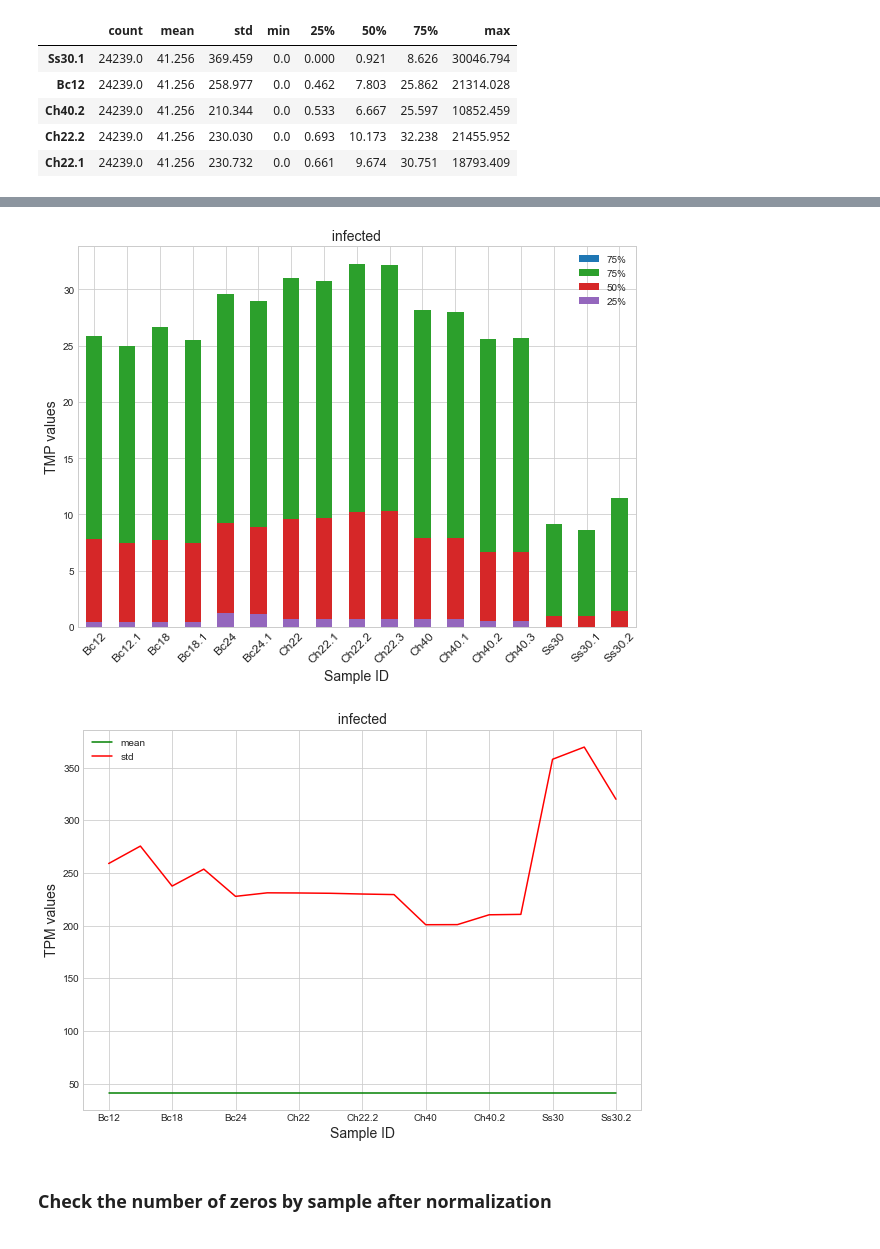
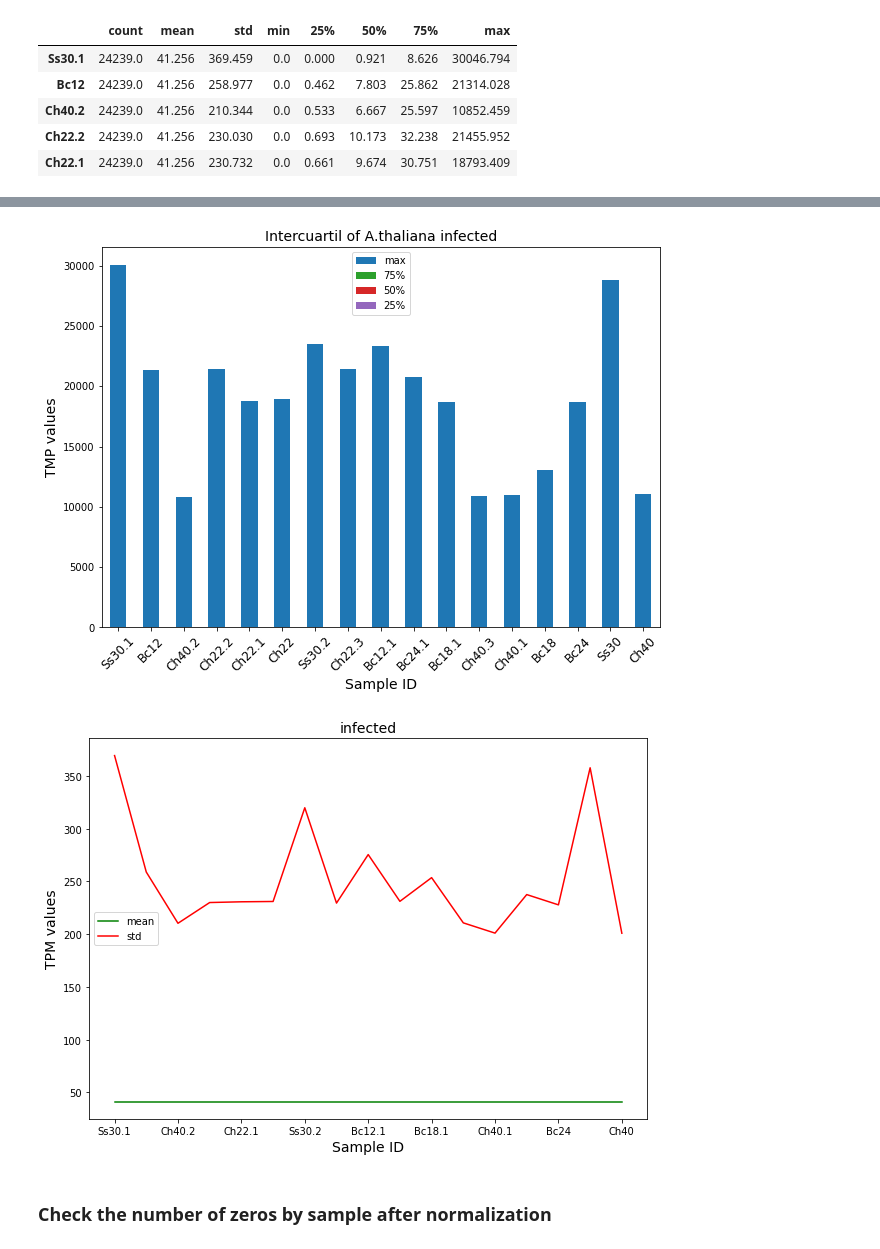
Before and after one commit to cyntsc/meta-analisis-athal, a Jupyter notebook: notebooks/3_Transform_rawcounts_to_TPM.ipynb, the cells around one changed output, grey strips where cells are left out. Saved outputs shown, nothing was run; the diff lists cells and outputs as text; code cells hidden in the pictures.

```diff
--- a/notebooks/3_Transform_rawcounts_to_TPM.ipynb
+++ b/notebooks/3_Transform_rawcounts_to_TPM.ipynb
@@ -65,9 +65,12 @@ def df_with_label_ID(df_stat):
     df_stat = df_stat.sort_values(['ID'], ascending=[True])
     return df_stat
 # %%
-# plot a bar chart from the describe() function of the specific df
 def plot_intercuartile_bar(df, title, y_label):
-    ax = df.plot(x="ID", y="75%", kind="bar", figsize=(10,7))
+    # plot a bar chart from the describe() function of the specific df
+
+    ## call the fuction df_with_label_ID
+    df_plot = df_with_label_ID(df)
+    ax = df.plot(x="ID", y="max", kind="bar", figsize=(10,7))
     df.plot(x="ID", y="75%", kind="bar", ax=ax, color="C2")
     df.plot(x="ID", y="50%", kind="bar", ax=ax, color="C3")
     df.plot(x="ID", y="25%", kind="bar", ax=ax, color="C4")
@@ -76,6 +79,17 @@ def plot_intercuartile_bar(df, title, y_label):
     plt.ylabel(y_label,fontsize=14);
     plt.xticks(rotation=45,fontsize=12);
     return
+
+
+def df_with_label_ID(df_stat):
+    try:
+        # Set ID index as "ID" to a describe() function in a df
+        df_stat.reset_index(level=0, inplace=True)
+        df_stat.rename(columns={'index': 'ID'}, inplace=True)
+        df_stat = df_stat.sort_values(['ID'], ascending=[True])
+    except:
+        pass
+    return df_stat
 # %%
 # plot a line chart from the mean and STD from the describe() function of the specific df
 def plot_mean_sdev_line(df, title, y_label):
@@ -257,7 +316,3 @@ df_plot.head(5)
 | Ch40.2 | 24239.0 | 41.256 | 210.344 | 0.0 | 0.533 | 6.667 | 25.597 | 10852.459 |
 | Ch22.2 | 24239.0 | 41.256 | 230.030 | 0.0 | 0.693 | 10.173 | 32.238 | 21455.952 |
 | Ch22.1 | 24239.0 | 41.256 | 230.732 | 0.0 | 0.661 | 9.674 | 30.751 | 18793.409 |
-# %%
-## call the fuction df_with_label_ID
-df_plot = df_with_label_ID(df_plot)
-df_plot.head(5)
@@ -273,11 +321,11 @@ df_plot.to_csv("../results-data/statistics/all_TPM_"+ general_titles +"_stats.cs
 # %%
-plot_intercuartile_bar(df_plot, general_titles, 'TMP values' )
+plot_intercuartile_bar(df_plot, "Intercuartil of A.thaliana " + general_titles, 'TMP values')
 # %% [output]
-[figure, old version]
+[figure, new version]
 # %%
 plot_mean_sdev_line(df_plot, general_titles,'TPM values')
 # %% [output]
-[figure, old version]
+[figure, new version]
 # %% [markdown]
 ### Check the number of zeros by sample after normalization
 # %%
```
Also changed, not shown: parts of 15 cells of this notebook, 18 other files.
